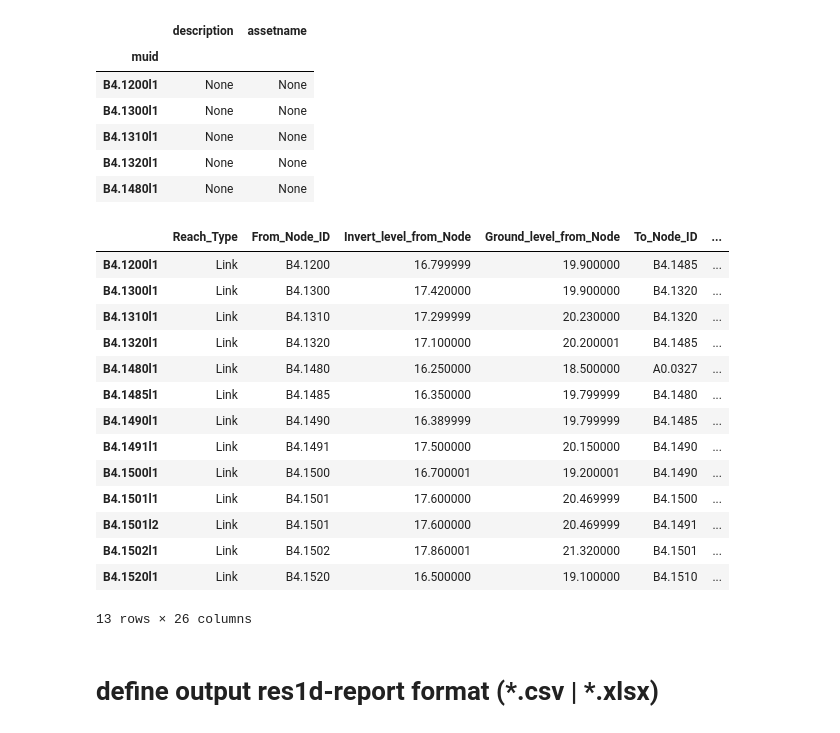
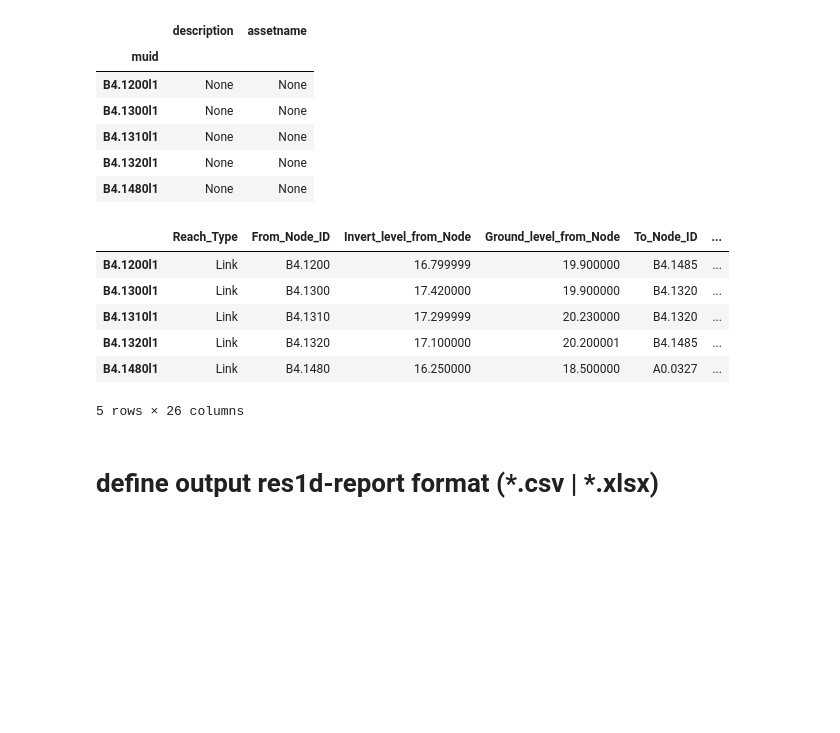
Before and after one commit to ThomasTHT/mikeplus-result-report, a Jupyter notebook: mike+export-results.ipynb, the cells around one changed output. Cells and saved outputs as stored; diff of their text form; code cells hidden in the pictures; blank space fills up the shorter version.

```diff
--- a/mike+export-results.ipynb
+++ b/mike+export-results.ipynb
@@ -188 +184,13 @@ def q_max_q_full_ratio_data (q_minmax_data,qfull):
+# %%
+# compute a/b but return None if a or b is None:
+
+def get_ratio(a, b):
+    try:
+        ratio = a/b
+
+    except:
+        a is None or b is None
+        ratio=None
+
+    return ratio
 # %%
@@ -546,0 +476,22 @@ df_res1dLink
+# %%
+# create dictionary with link lists
+
+dict_res1d_links = {'Link_ID':Link_ID, 'Reach_Type':Reach_Type, 'From_Node_ID':From_Node_ID,'Invert_level_from_Node':Invert_level_from_Node,
+                   'Ground_level_from_Node':Ground_level_from_Node,'To_Node_ID':To_Node_ID, 'Invert_level_to_Node': Invert_level_to_Node,
+                   'Ground_level_to_Node':Ground_level_to_Node, 'Diameter': Diameter,'Length':Length, 'Slope':Slope,'Vmin':Vmin,
+                   'Vmin_time':Vmin_time,'Vmax':Vmax, 'Vmax_time':Vmax_time, 'Qmin':Qmin, 'Qmin_time':Qmin_time,'Qmax':Qmax, 'Qmax_time':Qmax_time,
+                   'Qfull':Qfull,'Qmax_Qfull':Qmax_Qfull, 'WLmax_start':WLmax_start, 'WLmax_start_time':WLmax_start_time, 'WLmax_end':WLmax_end,
+                   'WLmax_end_time':WLmax_end_time}
+# %%
+# create dataframe from dictionary
+
+df_res1dLink=pd.DataFrame(dict_res1d_links)
+
+# keep only those lines where ReacH_Type = 'Link'
+# df_res1dLink = df_res1dLink.loc[df['Reach_Type'] == 'Link']
+# currently obsolete, as below merge eliminates non-Links
+
+# set index on Link_ID:
+df_res1dLink =  df_res1dLink.set_index('Link_ID')
+
+df_res1dLink.head()
@@ -617,23 +577,15 @@ df_msmLink.head()
 # %%
 df_res1dmsmLink = pd.merge(df_res1dLink, df_msmLink, left_index=True, right_index=True)
 
-df_res1dmsmLink
+df_res1dmsmLink.head()
 # %% [output]
 |  | Reach_Type | From_Node_ID | Invert_level_from_Node | Ground_level_from_Node | To_Node_ID | ... |
 | B4.1200l1 | Link | B4.1200 | 16.799999 | 19.900000 | B4.1485 | ... |
 | B4.1300l1 | Link | B4.1300 | 17.420000 | 19.900000 | B4.1320 | ... |
 | B4.1310l1 | Link | B4.1310 | 17.299999 | 20.230000 | B4.1320 | ... |
 | B4.1320l1 | Link | B4.1320 | 17.100000 | 20.200001 | B4.1485 | ... |
 | B4.1480l1 | Link | B4.1480 | 16.250000 | 18.500000 | A0.0327 | ... |
-| B4.1485l1 | Link | B4.1485 | 16.350000 | 19.799999 | B4.1480 | ... |
-| B4.1490l1 | Link | B4.1490 | 16.389999 | 19.799999 | B4.1485 | ... |
-| B4.1491l1 | Link | B4.1491 | 17.500000 | 20.150000 | B4.1490 | ... |
-| B4.1500l1 | Link | B4.1500 | 16.700001 | 19.200001 | B4.1490 | ... |
-| B4.1501l1 | Link | B4.1501 | 17.600000 | 20.469999 | B4.1500 | ... |
-| B4.1501l2 | Link | B4.1501 | 17.600000 | 20.469999 | B4.1491 | ... |
-| B4.1502l1 | Link | B4.1502 | 17.860001 | 21.320000 | B4.1501 | ... |
-| B4.1520l1 | Link | B4.1520 | 16.500000 | 19.100000 | B4.1510 | ... |
-13 rows × 26 columns
+5 rows × 26 columns
 # %% [markdown]
 # define output res1d-report format (*.csv | *.xlsx)
 # %%
```
Also changed, not shown: parts of 47 cells of this notebook, 1 other file.
